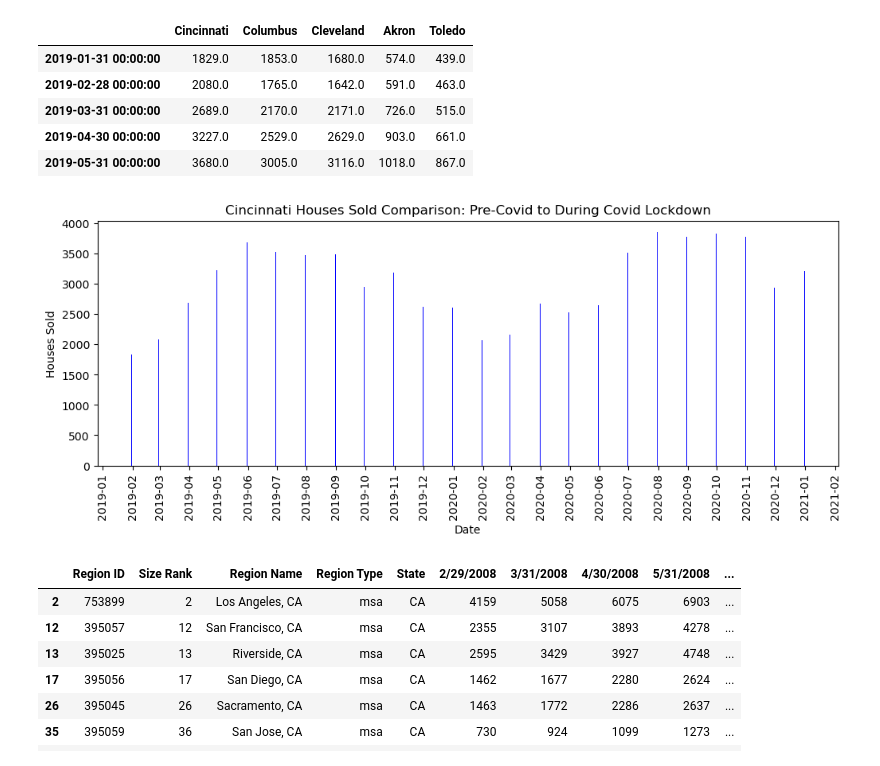
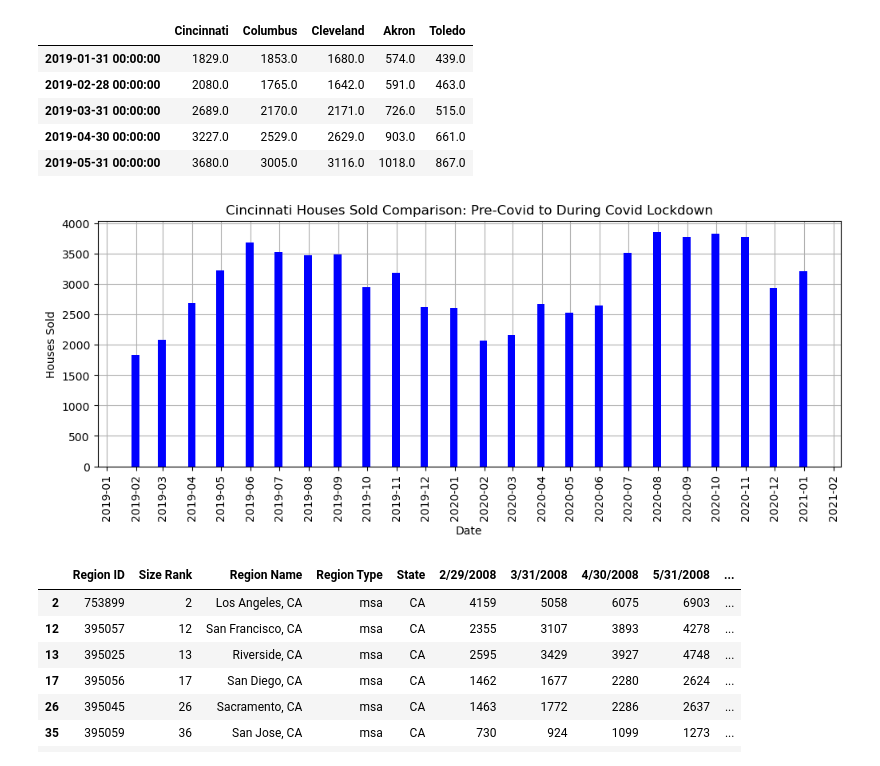
Before and after one commit to McKala1/Project-1, a Jupyter notebook: OSU_AI_Project_1_Nick.ipynb, the cells around one changed output. Saved outputs shown, nothing was run; the diff lists cells and outputs as text; code cells hidden in the pictures.

Commit message:
Improved bar graphs

```diff
--- a/OSU_AI_Project_1_Nick.ipynb
+++ b/OSU_AI_Project_1_Nick.ipynb
@@ -336,28 +328,26 @@ covid_study_ohio.head()
 x_axis = np.arange(len(covid_study_ohio['Cincinnati']))
 tick_locations = [value for value in x_axis]
 # %%
-#Googled solution to make ticks occur for every month
-from matplotlib.dates import MonthLocator
-
 # Set figure size
 plt.figure(figsize=(12, 4))
 
 # Plot the bar graph for a specific city (e.g., Cincinnati)
-plt.bar(covid_study_ohio.index, covid_study_ohio['Cincinnati'], color='b', alpha=1, align='center')
+plt.bar(covid_study_ohio.index, covid_study_ohio['Cincinnati'], color='b', alpha=1, align='center', width=8, zorder=3)
+plt.grid(zorder=0)
 
 # Customize x-axis ticks
 plt.gca().xaxis.set_major_locator(MonthLocator())
 plt.xticks(rotation='vertical')
 
 # Set labels and title
 plt.title("Cincinnati Houses Sold Comparison: Pre-Covid to During Covid Lockdown")
 plt.xlabel('Date')
 plt.ylabel('Houses Sold')
 
 # Show the plot
 plt.show()
 # %% [output]
-[figure, old version]
+[figure, new version]
 # %%
 #Exploring the effect of the Covid-19 shut down on home sales
 #Filtering for California house sales
```
Also changed, not shown: parts of 20 cells of this notebook.
